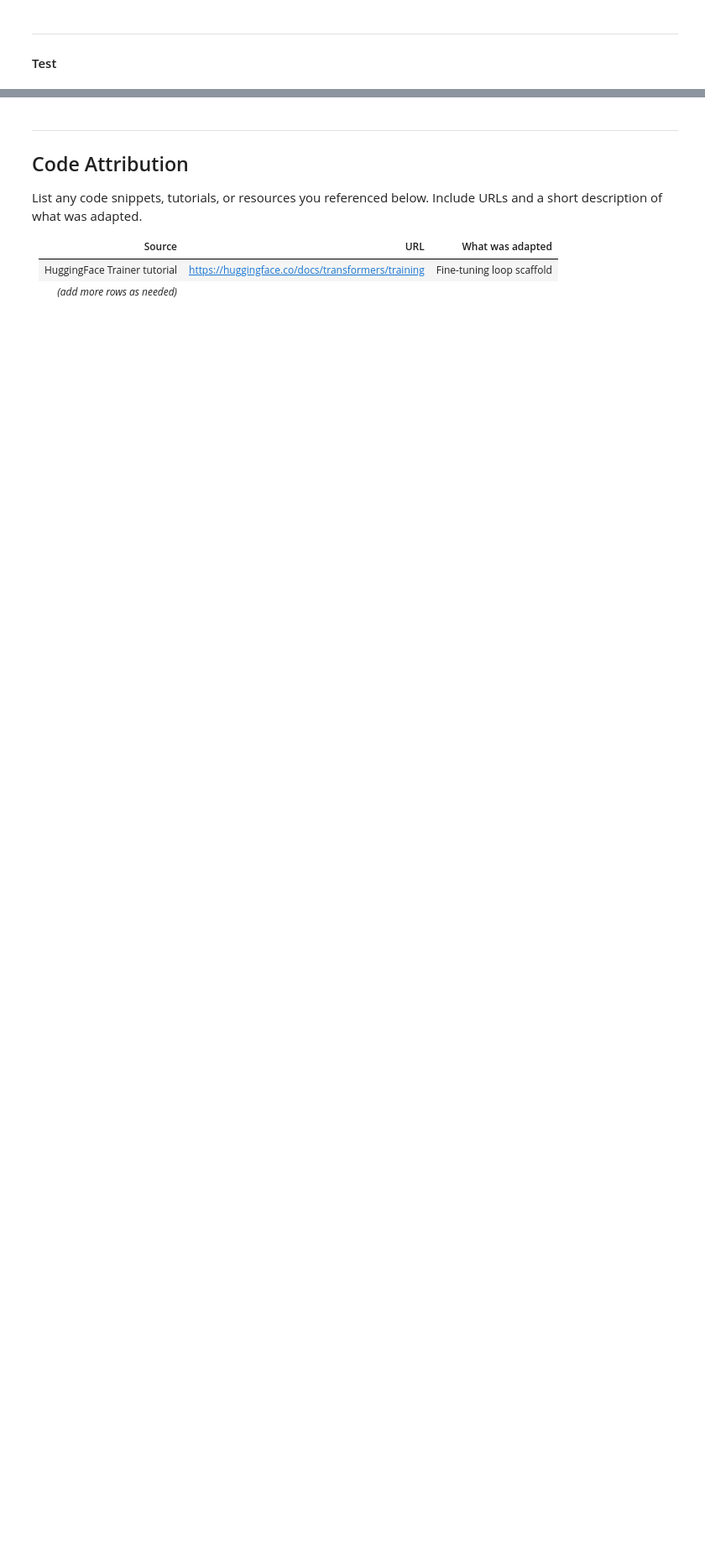
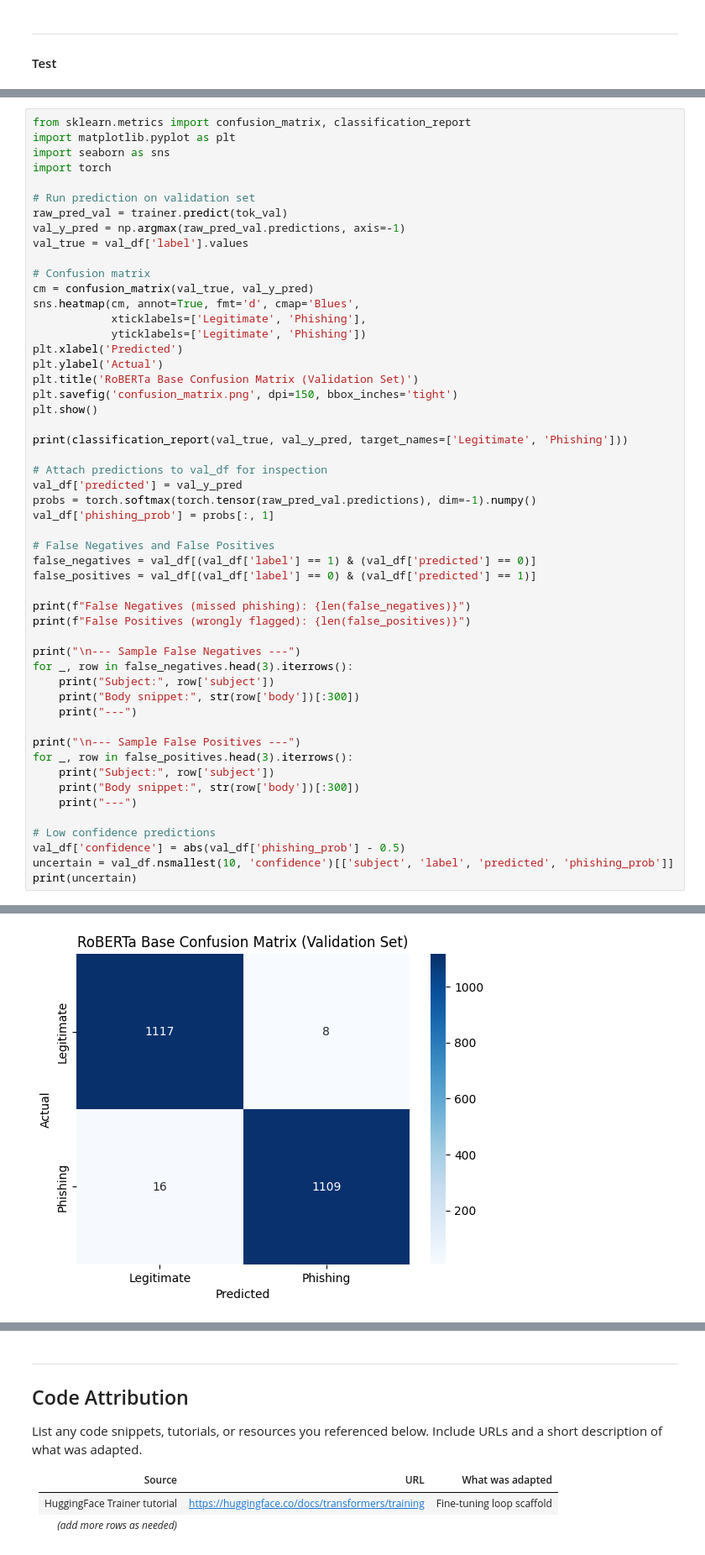
Before and after one commit to MahboobMMonza/4NL3_NLP_Project, a Jupyter notebook: phishing_detection_viro.ipynb, the cells around one changed output, grey strips where cells are left out. Shown at 84% size. Cells and saved outputs as stored; diff of their text form; blank space fills up the shorter version.

```diff
--- a/phishing_detection_viro.ipynb
+++ b/phishing_detection_viro.ipynb
@@ -159,0 +168,53 @@ submission_df.to_csv(sub_file, index=False)
+# %%
+from sklearn.metrics import confusion_matrix, classification_report
+import matplotlib.pyplot as plt
+import seaborn as sns
+import torch
+
+# Run prediction on validation set
+raw_pred_val = trainer.predict(tok_val)
+val_y_pred = np.argmax(raw_pred_val.predictions, axis=-1)
+val_true = val_df['label'].values
+
+# Confusion matrix
+cm = confusion_matrix(val_true, val_y_pred)
+sns.heatmap(cm, annot=True, fmt='d', cmap='Blues',
+            xticklabels=['Legitimate', 'Phishing'],
+            yticklabels=['Legitimate', 'Phishing'])
+plt.xlabel('Predicted')
+plt.ylabel('Actual')
+plt.title('RoBERTa Base Confusion Matrix (Validation Set)')
+plt.savefig('confusion_matrix.png', dpi=150, bbox_inches='tight')
+plt.show()
+
+print(classification_report(val_true, val_y_pred, target_names=['Legitimate', 'Phishing']))
+
+# Attach predictions to val_df for inspection
+val_df['predicted'] = val_y_pred
+probs = torch.softmax(torch.tensor(raw_pred_val.predictions), dim=-1).numpy()
+val_df['phishing_prob'] = probs[:, 1]
+
+# False Negatives and False Positives
+false_negatives = val_df[(val_df['label'] == 1) & (val_df['predicted'] == 0)]
+false_positives = val_df[(val_df['label'] == 0) & (val_df['predicted'] == 1)]
+
+print(f"False Negatives (missed phishing): {len(false_negatives)}")
+print(f"False Positives (wrongly flagged): {len(false_positives)}")
+
+print("\n--- Sample False Negatives ---")
+for _, row in false_negatives.head(3).iterrows():
+    print("Subject:", row['subject'])
+    print("Body snippet:", str(row['body'])[:300])
+    print("---")
+
+print("\n--- Sample False Positives ---")
+for _, row in false_positives.head(3).iterrows():
+    print("Subject:", row['subject'])
+    print("Body snippet:", str(row['body'])[:300])
+    print("---")
+
+# Low confidence predictions
+val_df['confidence'] = abs(val_df['phishing_prob'] - 0.5)
+uncertain = val_df.nsmallest(10, 'confidence')[['subject', 'label', 'predicted', 'phishing_prob']]
+print(uncertain)
+# %% [output]
@@ -159,0 +222 @@ submission_df.to_csv(sub_file, index=False)
+[figure, added]
```
Also changed, not shown: parts of 8 cells of this notebook, 6 other files.
